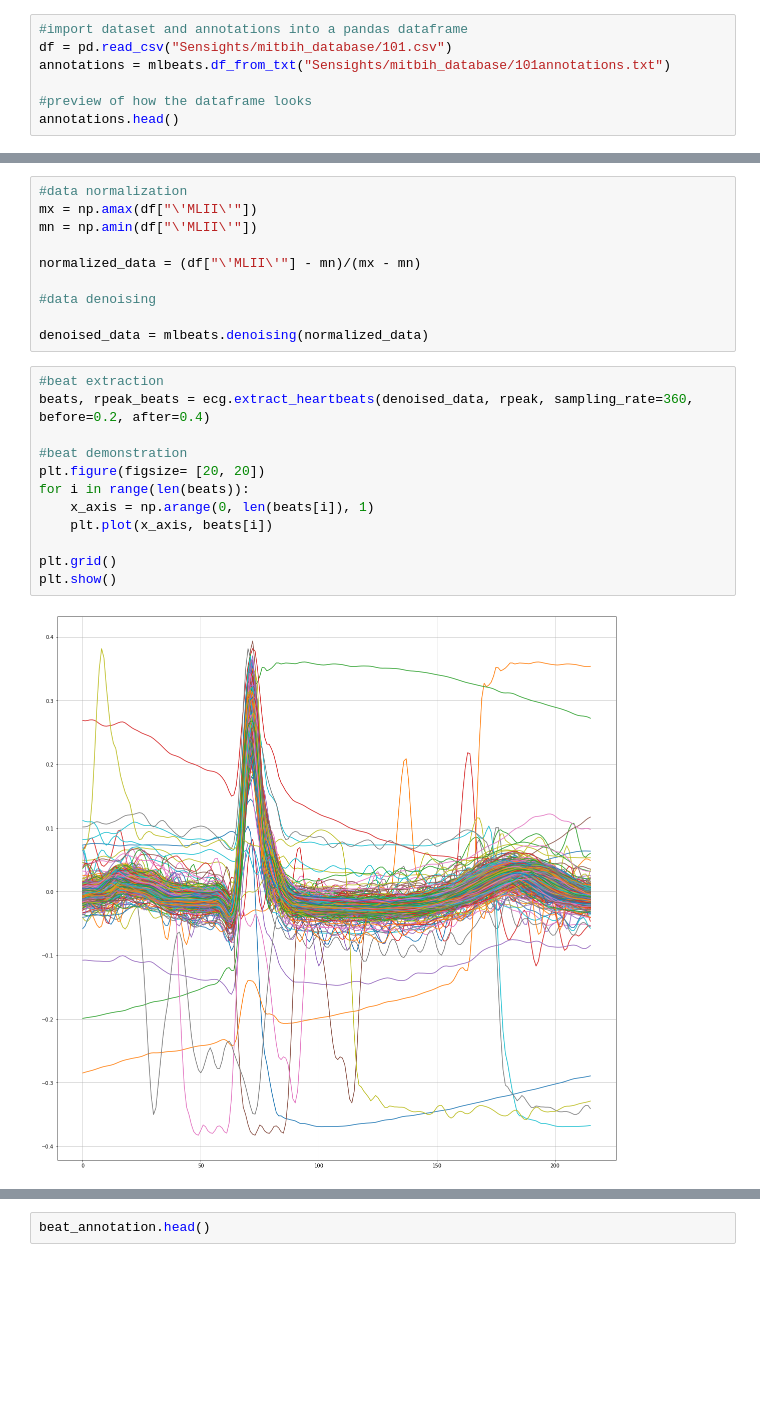
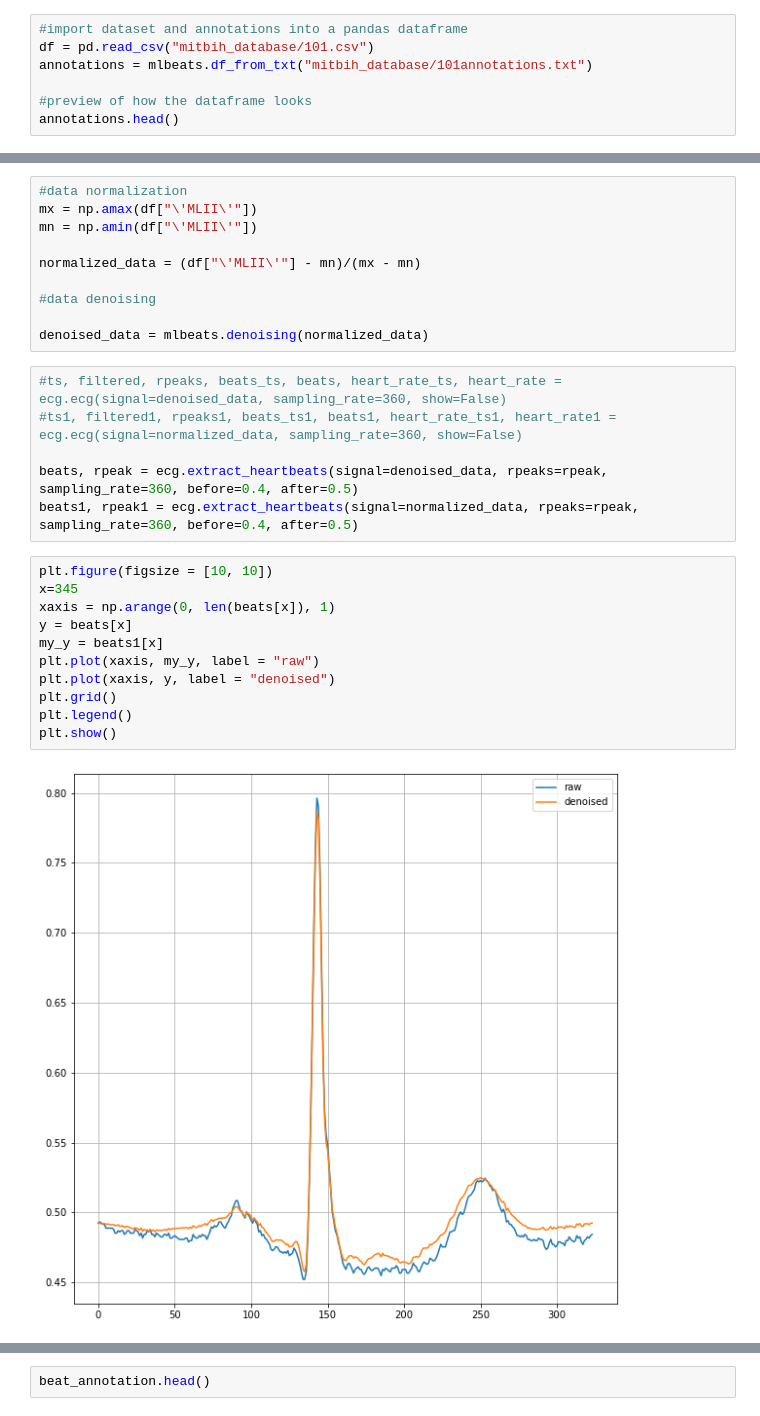
Before and after one commit to aartisinghh/Sensights, a Jupyter notebook: preprocessing.ipynb, the cells around one changed output, grey strips where cells are left out. Drawn from its saved outputs; the diff is of its cells as text; blank space fills up the shorter version.

```diff
--- a/preprocessing.ipynb
+++ b/preprocessing.ipynb
@@ -8,8 +8,8 @@ import tensorflow as tf
 import keras
 # %%
 #import dataset and annotations into a pandas dataframe
-df = pd.read_csv("Sensights/mitbih_database/101.csv")
-annotations = mlbeats.df_from_txt("Sensights/mitbih_database/101annotations.txt")
+df = pd.read_csv("mitbih_database/101.csv")
+annotations = mlbeats.df_from_txt("mitbih_database/101annotations.txt")
 
 #preview of how the dataframe looks
 annotations.head()
@@ -43,17 +43,22 @@ normalized_data = (df["\'MLII\'"] - mn)/(mx - mn)
 #data denoising
 
 denoised_data = mlbeats.denoising(normalized_data)
-# %%
-#beat extraction
-beats, rpeak_beats = ecg.extract_heartbeats(denoised_data, rpeak, sampling_rate=360, before=0.2, after=0.4)
-
-#beat demonstration
-plt.figure(figsize= [20, 20])
-for i in range(len(beats)):
-    x_axis = np.arange(0, len(beats[i]), 1)
-    plt.plot(x_axis, beats[i])
-
-plt.grid()
-plt.show()
-# %% [output]
-[figure, removed]
+# %%
+#ts, filtered, rpeaks, beats_ts, beats, heart_rate_ts, heart_rate = ecg.ecg(signal=denoised_data, sampling_rate=360, show=False)
+#ts1, filtered1, rpeaks1, beats_ts1, beats1, heart_rate_ts1, heart_rate1 = ecg.ecg(signal=normalized_data, sampling_rate=360, show=False)
+
+beats, rpeak = ecg.extract_heartbeats(signal=denoised_data, rpeaks=rpeak, sampling_rate=360, before=0.4, after=0.5)
+beats1, rpeak1 = ecg.extract_heartbeats(signal=normalized_data, rpeaks=rpeak, sampling_rate=360, before=0.4, after=0.5)
+# %%
+plt.figure(figsize = [10, 10])
+x=345
+xaxis = np.arange(0, len(beats[x]), 1)
+y = beats[x]
+my_y = beats1[x]
+plt.plot(xaxis, my_y, label = "raw")
+plt.plot(xaxis, y, label = "denoised")
+plt.grid()
+plt.legend()
+plt.show()
+# %% [output]
+[figure, added]
```
Also changed, not shown: parts of 3 cells of this notebook, 2 other files.
